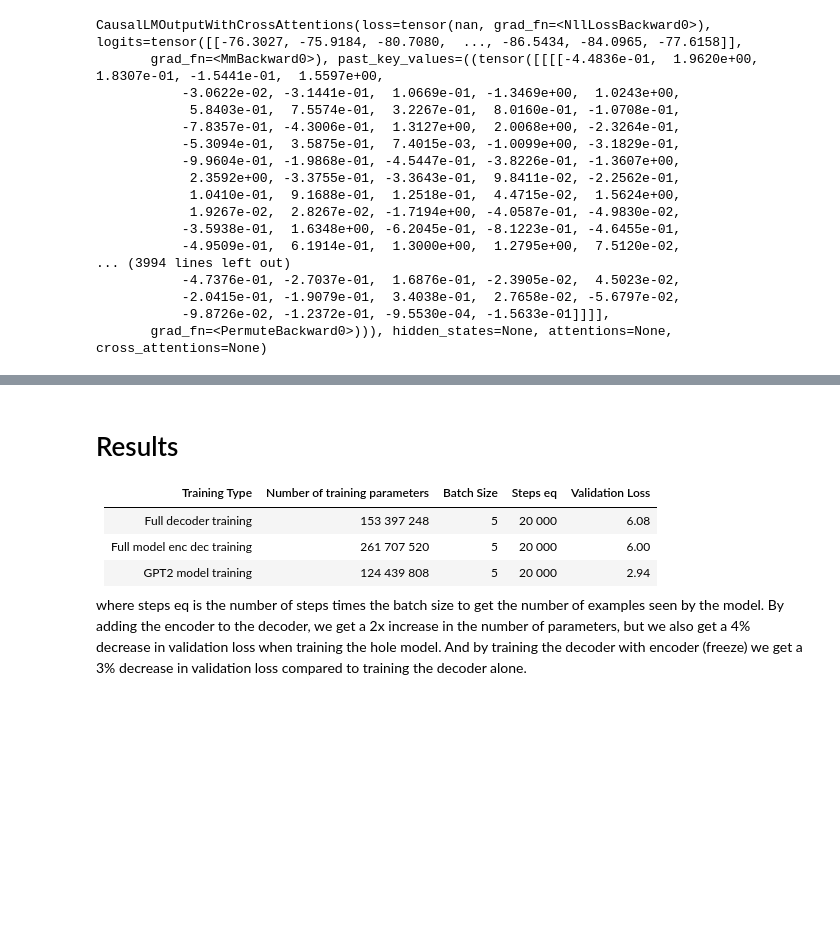
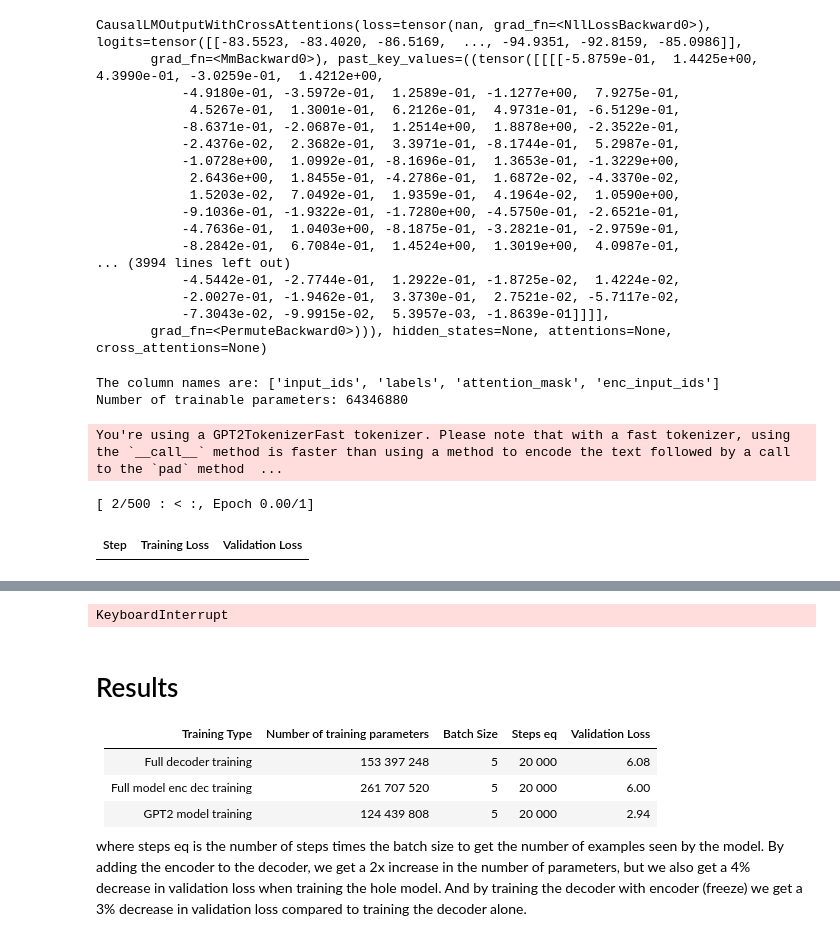
Before and after one commit to ostix360/ai-research, a Jupyter notebook: encoder_to_decoder.ipynb, the cells around one changed output, grey strips where cells are left out. Cells and saved outputs as stored; diff of their text form; code cells hidden in the pictures; blank space fills up the shorter version.

Commit message:
update for batch size

```diff
--- a/encoder_to_decoder.ipynb
+++ b/encoder_to_decoder.ipynb
@@ -47,8 +53,8 @@ model = EncDec(enc_model, dec_model)
 # %%
 import datasets
 from transformers import AutoTokenizer
-t_dataset = datasets.load_dataset("wikipedia", "20220301.simple", split="train[:1000]")
-e_dataset = datasets.load_dataset("wikipedia", "20220301.simple", split="train[-100:]")
+t_dataset = datasets.load_dataset("wikipedia", "20220301.simple", split="train[:20000]")
+e_dataset = datasets.load_dataset("wikipedia", "20220301.simple", split="train[-25:]")
 
 tokenizer = AutoTokenizer.from_pretrained(enc_model)
 enc_tokenizer = AutoTokenizer.from_pretrained(enc_model)
@@ -67,27 +73,27 @@ dec_input_ids = torch.tensor(dec_input_ids)
 model.decoder.train()
 model.decoder(input_ids=dec_input_ids, labels=labels)
 # %% [output]
-CausalLMOutputWithCrossAttentions(loss=tensor(nan, grad_fn=<NllLossBackward0>), logits=tensor([[-76.3027, -75.9184, -80.7080,  ..., -86.5434, -84.0965, -77.6158]],
-       grad_fn=<MmBackward0>), past_key_values=((tensor([[[[-4.4836e-01,  1.9620e+00,  1.8307e-01, -1.5441e-01,  1.5597e+00,
-           -3.0622e-02, -3.1441e-01,  1.0669e-01, -1.3469e+00,  1.0243e+00,
-            5.8403e-01,  7.5574e-01,  3.2267e-01,  8.0160e-01, -1.0708e-01,
-           -7.8357e-01, -4.3006e-01,  1.3127e+00,  2.0068e+00, -2.3264e-01,
-           -5.3094e-01,  3.5875e-01,  7.4015e-03, -1.0099e+00, -3.1829e-01,
-           -9.9604e-01, -1.9868e-01, -4.5447e-01, -3.8226e-01, -1.3607e+00,
-            2.3592e+00, -3.3755e-01, -3.3643e-01,  9.8411e-02, -2.2562e-01,
-            1.0410e-01,  9.1688e-01,  1.2518e-01,  4.4715e-02,  1.5624e+00,
-            1.9267e-02,  2.8267e-02, -1.7194e+00, -4.0587e-01, -4.9830e-02,
-           -3.5938e-01,  1.6348e+00, -6.2045e-01, -8.1223e-01, -4.6455e-01,
-           -4.9509e-01,  6.1914e-01,  1.3000e+00,  1.2795e+00,  7.5120e-02,
+CausalLMOutputWithCrossAttentions(loss=tensor(nan, grad_fn=<NllLossBackward0>), logits=tensor([[-83.5523, -83.4020, -86.5169,  ..., -94.9351, -92.8159, -85.0986]],
+       grad_fn=<MmBackward0>), past_key_values=((tensor([[[[-5.8759e-01,  1.4425e+00,  4.3990e-01, -3.0259e-01,  1.4212e+00,
+           -4.9180e-01, -3.5972e-01,  1.2589e-01, -1.1277e+00,  7.9275e-01,
+            4.5267e-01,  1.3001e-01,  6.2126e-01,  4.9731e-01, -6.5129e-01,
+           -8.6371e-01, -2.0687e-01,  1.2514e+00,  1.8878e+00, -2.3522e-01,
+           -2.4376e-02,  2.3682e-01,  3.3971e-01, -8.1744e-01,  5.2987e-01,
+           -1.0728e+00,  1.0992e-01, -8.1696e-01,  1.3653e-01, -1.3229e+00,
+            2.6436e+00,  1.8455e-01, -4.2786e-01,  1.6872e-02, -4.3370e-02,
+            1.5203e-02,  7.0492e-01,  1.9359e-01,  4.1964e-02,  1.0590e+00,
+           -9.1036e-01, -1.9322e-01, -1.7280e+00, -4.5750e-01, -2.6521e-01,
+           -4.7636e-01,  1.0403e+00, -8.1875e-01, -3.2821e-01, -2.9759e-01,
+           -8.2842e-01,  6.7084e-01,  1.4524e+00,  1.3019e+00,  4.0987e-01,
 ... (3994 lines left out)
-           -4.7376e-01, -2.7037e-01,  1.6876e-01, -2.3905e-02,  4.5023e-02,
-           -2.0415e-01, -1.9079e-01,  3.4038e-01,  2.7658e-02, -5.6797e-02,
-           -9.8726e-02, -1.2372e-01, -9.5530e-04, -1.5633e-01]]]],
+           -4.5442e-01, -2.7744e-01,  1.2922e-01, -1.8725e-02,  1.4224e-02,
+           -2.0027e-01, -1.9462e-01,  3.3730e-01,  2.7521e-02, -5.7117e-02,
+           -7.3043e-02, -9.9915e-02,  5.3957e-03, -1.8639e-01]]]],
        grad_fn=<PermuteBackward0>))), hidden_states=None, attentions=None, cross_attentions=None)
 # %%
 from peft import get_peft_model
 from transformers import AutoTokenizer, Seq2SeqTrainer, Seq2SeqTrainingArguments, TrainingArguments, Trainer, \
-    DataCollatorForLanguageModeling
+    DataCollatorForLanguageModeling, DataCollatorForSeq2Seq
 
 enc_tokenizer = AutoTokenizer.from_pretrained(enc_model)
 dec_tokenizer = AutoTokenizer.from_pretrained(dec_model)
@@ -97,10 +103,11 @@ cutoff_len = 512
 
 def tokenize(prompt):
     enc_input_ids = enc_tokenizer(prompt, truncation=True, max_length=cutoff_len)["input_ids"]
+    enc_input_ids = enc_input_ids + [enc_tokenizer.pad_token_id] * (cutoff_len - len(enc_input_ids))
     enc_input_ids = torch.tensor(enc_input_ids)
     dec_input_ids = dec_tokenizer(prompt, truncation=True, max_length=cutoff_len)["input_ids"]
     # TODO Check if this is needed
-    # dec_input_ids = [dec_tokenizer.pad_token] * (cutoff_len - len(dec_input_ids)) + dec_input_ids
+    dec_input_ids = dec_input_ids + [dec_tokenizer.pad_token_id] * (cutoff_len - len(dec_input_ids))
     labels = [1] * len(dec_input_ids)
     dec_input_ids = torch.tensor(dec_input_ids)
     return {
@@ -109,6 +116,8 @@ def tokenize(prompt):
         "attention_mask": enc_input_ids.ne(enc_tokenizer.pad_token_id),
         "enc_input_ids": enc_input_ids,
     }
+
+torch.ne
 
 def tokenize_func(data):
   return tokenize(data["text"])
@@ -121,39 +130,45 @@ print(f"The column names are: {list(tokenized_datasets.features.keys())}")
 
 training_args = TrainingArguments(
     output_dir="./results",
-    per_device_train_batch_size=1,  # Batch problems with more than 1
-    per_device_eval_batch_size=1,
-    evaluation_strategy="epoch",
+    per_device_train_batch_size=5,  # Batch problems with more than 1
+    per_device_eval_batch_size=10,
+    evaluation_strategy="steps",
     logging_strategy="steps",
     logging_steps=50,
     num_train_epochs=1,
     save_steps=5000,
-    eval_steps=2000,
+    eval_steps=30,
     warmup_steps=2,
     learning_rate=2e-5,
     save_total_limit=1,
     remove_unused_columns=False,
 )
 
 trainer = Trainer(
     model=model,
     args=training_args,
     train_dataset=tokenized_datasets,
     eval_dataset=e_tokenized_datasets,
-    tokenizer=tokenizer,
-    data_collator=DataCollatorForLanguageModeling(tokenizer, mlm=False),
+    tokenizer=dec_tokenizer,
+    data_collator=DataCollatorForSeq2Seq(dec_tokenizer, max_length=cutoff_len),
 )
 
 def freeze_params(model):
     for param in model.parameters():
         param.requires_grad = False
     # unfreeze attention layers
     for n, p in model.named_parameters():
         if "crossattention" in n or "c_proj" in n or "c-attn" in n:
             p.requires_grad = True
 
 freeze_params(model.encoder)
 freeze_params(model.decoder)
 nb_trainable_params = sum(p.numel() for p in model.parameters() if p.requires_grad)
 print(f"Number of trainable parameters: {nb_trainable_params}")
-# trainer.train()
+trainer.train()
+# %% [output]
+The column names are: ['input_ids', 'labels', 'attention_mask', 'enc_input_ids']
+Number of trainable parameters: 64346880
+You're using a GPT2TokenizerFast tokenizer. Please note that with a fast tokenizer, using the `__call__` method is faster than using a method to encode the text followed by a call to the `pad` method  ...
+[ 2/500 : < :, Epoch 0.00/1]
+| Step | Training Loss | Validation Loss |
@@ -160,3 +176,4 @@ print(f"Number of trainable parameters: {nb_trainable_params}")
+KeyboardInterrupt
 # %% [markdown]
 # Results
 
```
Also changed, not shown: parts of 2 cells of this notebook, 1 other file.
